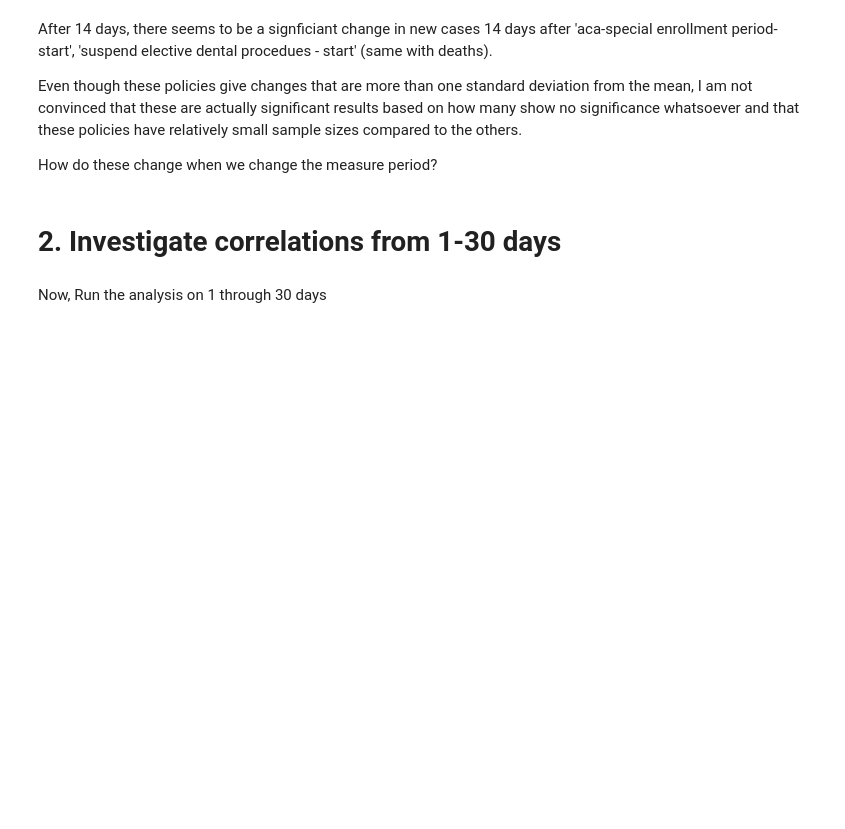
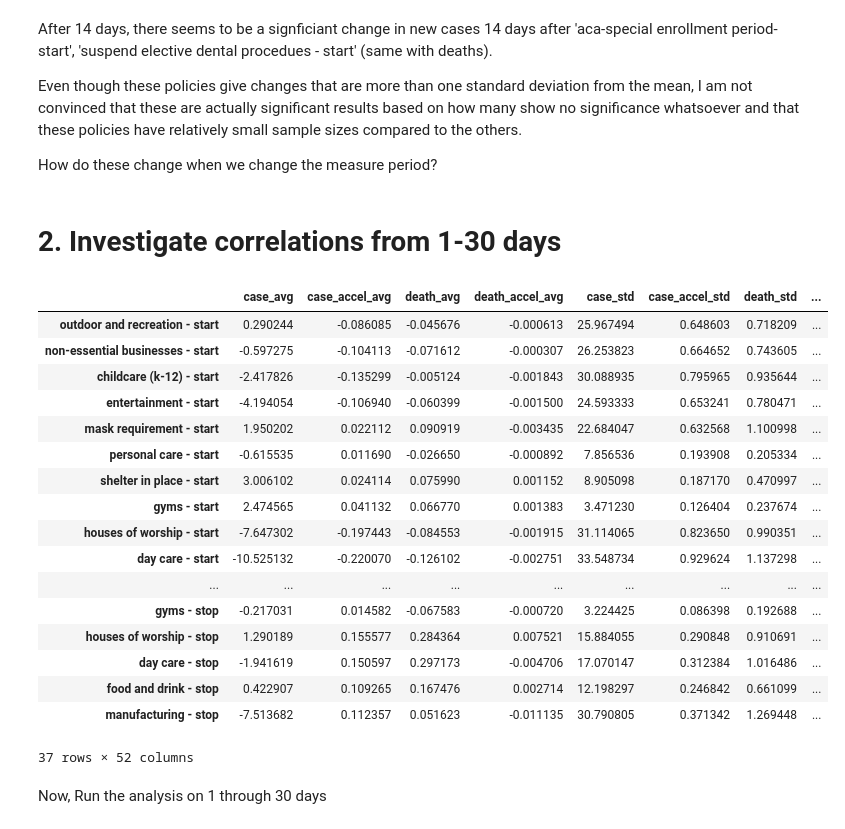
Before and after one commit to apalermo01/Covid-19-correlation-analysis, a Jupyter notebook: 04-Average cases and deaths at and after policy implementation.ipynb, the cells around one changed output. Drawn from its saved outputs; the diff is of its cells as text; code cells hidden in the pictures; blank space fills up the shorter version.

```diff
--- a/04-Average cases and deaths at and after policy implementation.ipynb
+++ b/04-Average cases and deaths at and after policy implementation.ipynb
@@ -94,11 +94,11 @@ How do these change when we change the measure period?
 # %% [markdown]
 # 2. Investigate correlations from 1-30 days
 # %%
-# def check_significance(delta_stats):
-#     """Adds a column to the delta stats dataframe determining wether the mean change in a given policy is more than 1 standard deviation above / below zero."""
-#     cols_of_interest = ['case',  'case_accel', 'death', 'death_accel']
-#     for col in cols_of_interest:
-#         delta_stats[f"{col}_significant"] = (np.abs(delta_stats[f"{col}_avg"]) -\
-#                                                 np.abs(delta_stats[f"{col}_std"])) > 0
-#     return delta_stats
-# delta_stats = check_significance(delta_stats)
+def check_significance(delta_stats):
+    """Adds a column to the delta stats dataframe determining wether the mean change in a given policy is more than 1 standard deviation above / below zero."""
+    cols_of_interest = ['case',  'case_accel', 'death', 'death_accel']
+    for col in cols_of_interest:
+        delta_stats[f"{col}_significant"] = (np.abs(delta_stats[f"{col}_avg"]) -\
+                                                np.abs(delta_stats[f"{col}_std"])) > 0
+    return delta_stats
+delta_stats = check_significance(delta_stats)
@@ -107,3 +105,24 @@ How do these change when we change the measure period?
+# %%
+delta_stats
+# %% [output]
+|  | case_avg | case_accel_avg | death_avg | death_accel_avg | case_std | case_accel_std | death_std | ... |
+| outdoor and recreation - start | 0.290244 | -0.086085 | -0.045676 | -0.000613 | 25.967494 | 0.648603 | 0.718209 | ... |
+| non-essential businesses - start | -0.597275 | -0.104113 | -0.071612 | -0.000307 | 26.253823 | 0.664652 | 0.743605 | ... |
+| childcare (k-12) - start | -2.417826 | -0.135299 | -0.005124 | -0.001843 | 30.088935 | 0.795965 | 0.935644 | ... |
+| entertainment - start | -4.194054 | -0.106940 | -0.060399 | -0.001500 | 24.593333 | 0.653241 | 0.780471 | ... |
+| mask requirement - start | 1.950202 | 0.022112 | 0.090919 | -0.003435 | 22.684047 | 0.632568 | 1.100998 | ... |
+| personal care - start | -0.615535 | 0.011690 | -0.026650 | -0.000892 | 7.856536 | 0.193908 | 0.205334 | ... |
+| shelter in place - start | 3.006102 | 0.024114 | 0.075990 | 0.001152 | 8.905098 | 0.187170 | 0.470997 | ... |
+| gyms - start | 2.474565 | 0.041132 | 0.066770 | 0.001383 | 3.471230 | 0.126404 | 0.237674 | ... |
+| houses of worship - start | -7.647302 | -0.197443 | -0.084553 | -0.001915 | 31.114065 | 0.823650 | 0.990351 | ... |
+| day care - start | -10.525132 | -0.220070 | -0.126102 | -0.002751 | 33.548734 | 0.929624 | 1.137298 | ... |
+| ... | ... | ... | ... | ... | ... | ... | ... | ... |
+| gyms - stop | -0.217031 | 0.014582 | -0.067583 | -0.000720 | 3.224425 | 0.086398 | 0.192688 | ... |
+| houses of worship - stop | 1.290189 | 0.155577 | 0.284364 | 0.007521 | 15.884055 | 0.290848 | 0.910691 | ... |
+| day care - stop | -1.941619 | 0.150597 | 0.297173 | -0.004706 | 17.070147 | 0.312384 | 1.016486 | ... |
+| food and drink - stop | 0.422907 | 0.109265 | 0.167476 | 0.002714 | 12.198297 | 0.246842 | 0.661099 | ... |
+| manufacturing - stop | -7.513682 | 0.112357 | 0.051623 | -0.011135 | 30.790805 | 0.371342 | 1.269448 | ... |
+37 rows × 52 columns
 # %%
 # def count_significant(delta_stats):
 #     """Get the 'significant' policies for cases, case accel, death, and death accel"""
```
Also changed, not shown: parts of 1 cell of this notebook, 39 other files.
